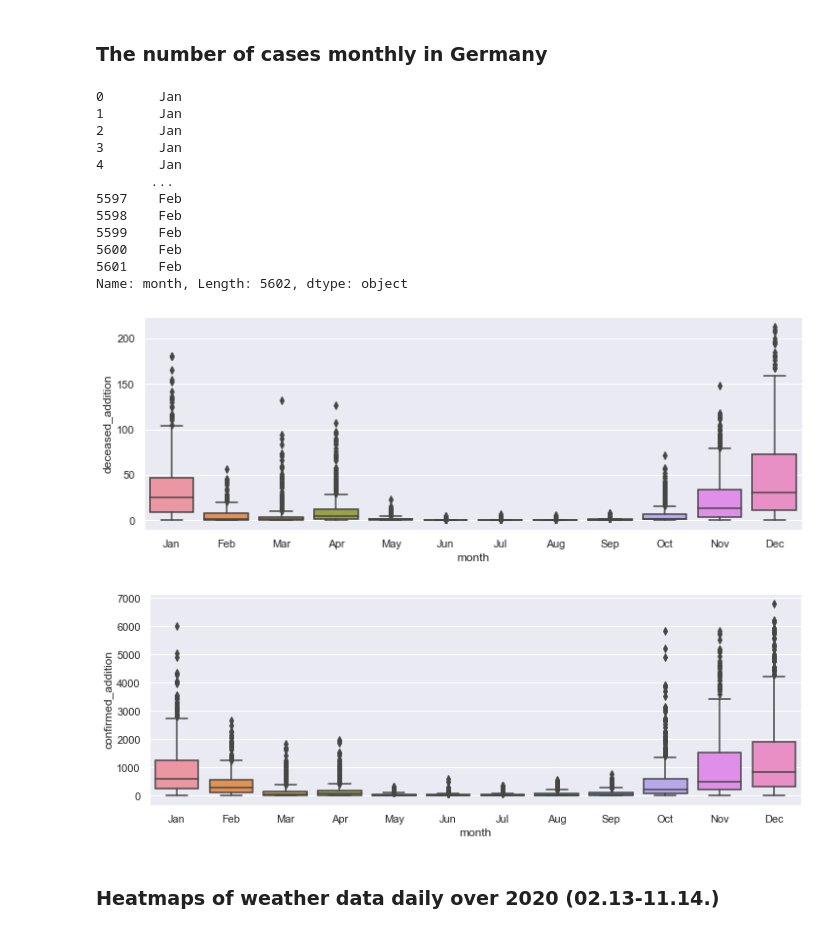
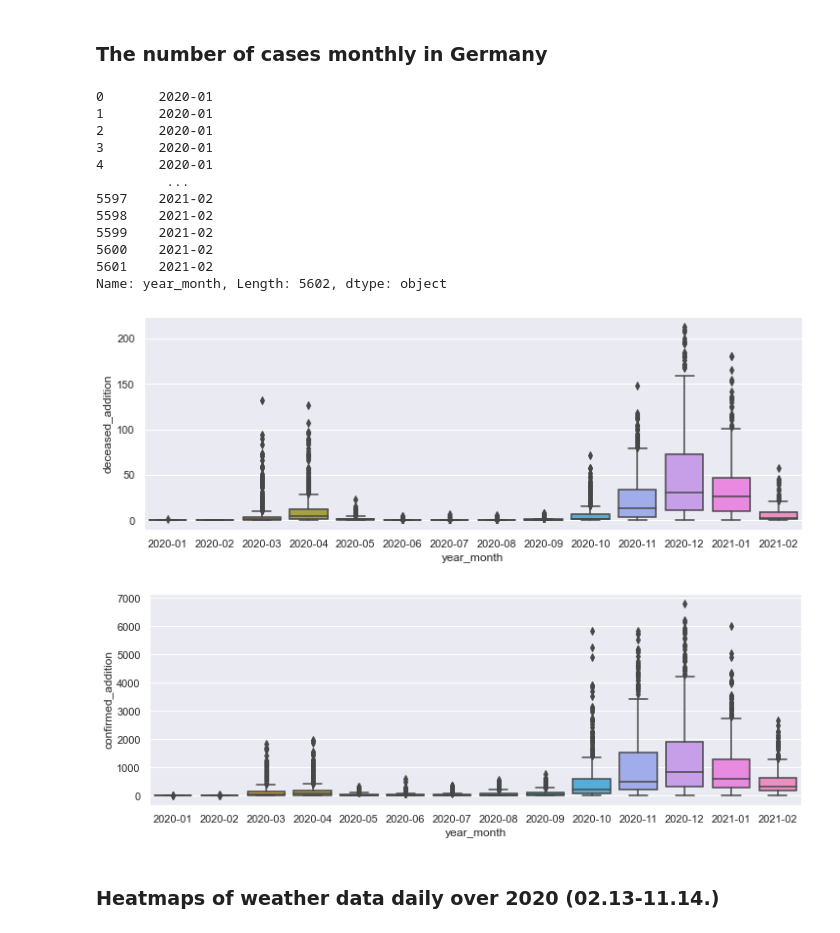
Before and after one commit to Florian335/fyp2021p02g10, a Jupyter notebook: Notebooks/kata.ipynb, the cells around one changed output. Drawn from its saved outputs; the diff is of its cells as text; code cells hidden in the pictures.

Commit message:
task 4
additional data - age in External

```diff
--- a/Notebooks/kata.ipynb
+++ b/Notebooks/kata.ipynb
@@ -28,6 +28,7 @@ SUBPATH["corona"] = "corona/"
 SUBPATH["meta"] = "metadata/"
 SUBPATH["shape"] = "shapefiles/"
 SUBPATH["weather"] = "weather/"
+SUBPATH["age"] = "age/"
 
 FILENAME = {}
 
@@ -35,11 +36,15 @@ FILENAME["corona"] = "de_corona.csv"
 FILENAME["meta"] = "de_metadata.json"
 FILENAME["shape"] = "de.geojson"
 FILENAME["weather"] = "weather.csv"
+FILENAME["age"] = "Altersverteilung.csv"
+FILENAME["age_pop"] = "Altersverteilung_Bevolkerung.csv"
 
 corona = PATH["data_raw"]+SUBPATH["corona"]+FILENAME["corona"]
 meta = PATH["data_raw"]+SUBPATH["meta"]+FILENAME["meta"]
 shape = PATH["data_raw"]+SUBPATH["shape"]+FILENAME["shape"]
 weather = PATH["data_raw"]+SUBPATH["weather"]+FILENAME["weather"]
+age = PATH["data_external"]+SUBPATH["age"]+FILENAME["age"]
+age_pop = PATH["data_external"]+SUBPATH["age"]+FILENAME["age_pop"]
 # %%
 raw_data = {}
 
@@ -47,6 +52,8 @@ dateparse = lambda x: datetime.strptime(x, '%Y-%m-%d')
 
 raw_data['corona'] = pd.read_csv(corona, sep='\s+', parse_dates=['date'], date_parser=dateparse)
 raw_data['weather'] = pd.read_csv(weather, sep='\s+', parse_dates=['date'])
+raw_data['age'] = pd.read_csv(age, sep=';')
+raw_data['age_pop'] = pd.read_csv(age_pop, sep=';', decimal=',')
 
 with open(meta, 'r', encoding='utf-8') as f:
     country_metadata = json.load(f)
@@ -299,35 +300,35 @@ ax = sns.barplot(x="deceased/pop", y="region", data=corona_df_by_region)
 #raw_data['corona'].reset_index(inplace=True)
 #df.columns = ['Date','sum']
 raw_data['corona'].head()
-raw_data['corona']['month'] = raw_data['corona']['date'].dt.strftime('%b')
-raw_data['corona']['month']
+raw_data['corona']['year_month'] = raw_data['corona']['date'].dt.strftime('%Y-%m')
+raw_data['corona']['year_month']
 # %% [output]
-0       Jan
-1       Jan
-2       Jan
-3       Jan
-4       Jan
-       ...
-5597    Feb
-5598    Feb
-5599    Feb
-5600    Feb
-5601    Feb
-Name: month, Length: 5602, dtype: object
+0       2020-01
+1       2020-01
+2       2020-01
+3       2020-01
+4       2020-01
+         ...
+5597    2021-02
+5598    2021-02
+5599    2021-02
+5600    2021-02
+5601    2021-02
+Name: year_month, Length: 5602, dtype: object
 # %%
 fig, ax = plt.subplots()
 fig.set_size_inches((12,4))
-sns.boxplot(x='month',y='deceased_addition',data=raw_data['corona'],ax=ax).set_title("")
+sns.boxplot(x= 'year_month', y='deceased_addition',data=raw_data['corona'],ax=ax).set_title("")
 plt.show()
 # %% [output]
-[figure, old version]
+[figure, new version]
 # %%
 fig, ax = plt.subplots()
 fig.set_size_inches((12,4))
-sns.boxplot(x='month',y='confirmed_addition',data=raw_data['corona'],ax=ax).set_title("")
+sns.boxplot(x='year_month',y='confirmed_addition',data=raw_data['corona'],ax=ax).set_title("")
 plt.show()
 # %% [output]
-[figure, old version]
+[figure, new version]
 # %% [markdown]
 ### Heatmaps of weather data daily over 2020  (02.13-11.14.)
 # %%
```
Also changed, not shown: parts of 25 cells of this notebook, 3 other files.
